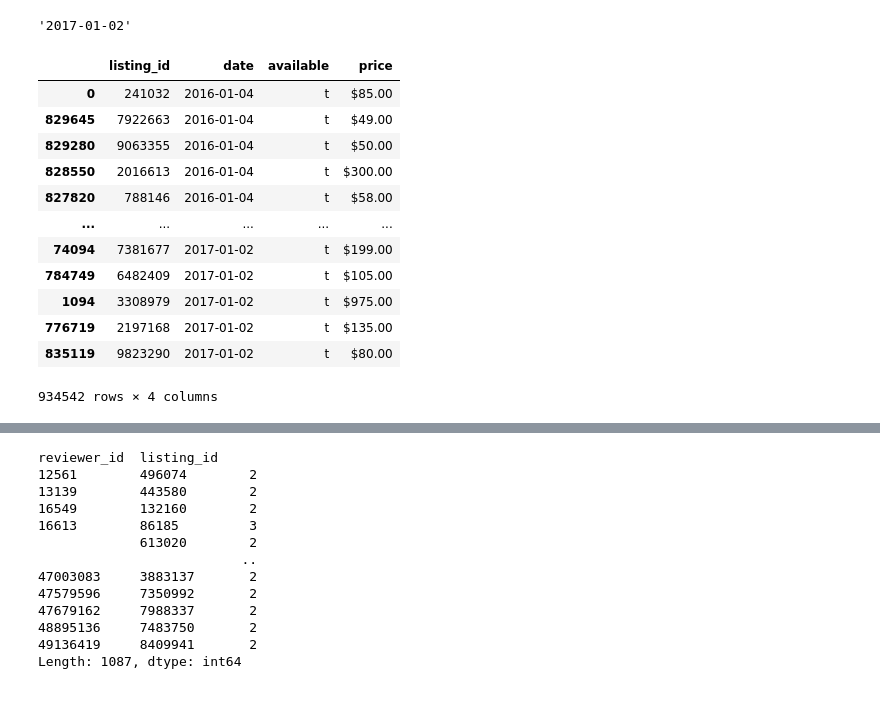
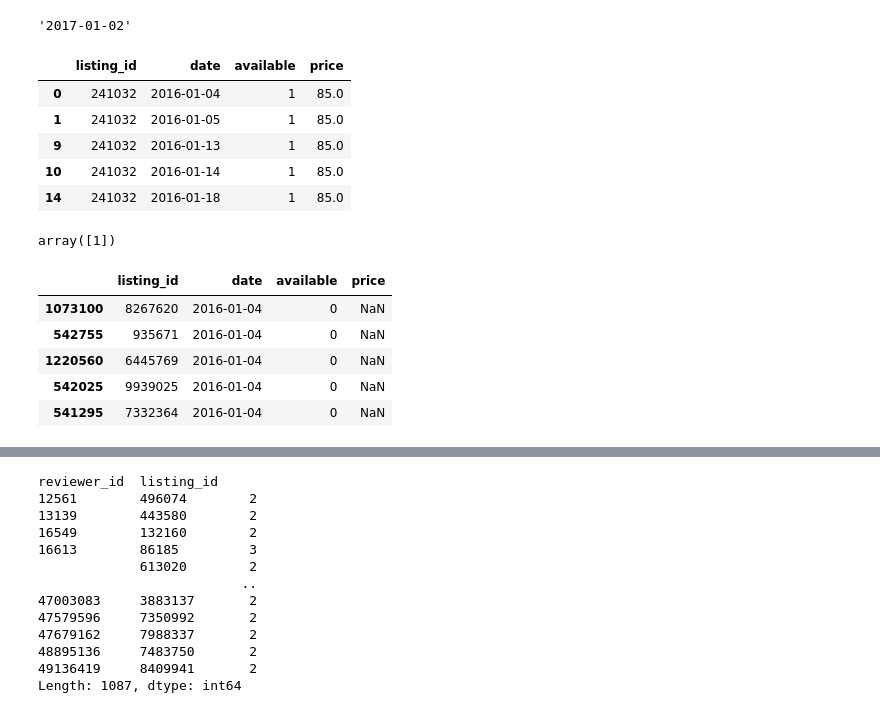
Before and after one commit to boldchan/first_blog, a Jupyter notebook: discover.ipynb, the cells around one changed output, grey strips where cells are left out. Saved outputs shown, nothing was run; the diff lists cells and outputs as text; code cells hidden in the pictures.

```diff
--- a/discover.ipynb
+++ b/discover.ipynb
@@ -68,0 +146,9 @@ seattle_rev.head()
+# %%
+def curr2int(x):
+    return Decimal(sub(r'[^\d.]', '', x))
+
+seattle_cal.loc[seattle_cal['price'].notna(), 'price'] = seattle_cal.loc[seattle_cal['price'].notna(), 'price'].apply(curr2int).astype('float64')
+seattle_lis.loc[seattle_lis['price'].notna(), 'price'] = seattle_lis.loc[seattle_lis['price'].notna(), 'price'].apply(curr2int).astype('float64')
+
+seattle_lis.loc[seattle_lis['cleaning_fee'].notna(), 'cleaning_fee'] = seattle_lis.loc[seattle_lis['cleaning_fee'].notna(), 'cleaning_fee'].apply(curr2int).astype('float64')
+seattle_lis.loc[seattle_lis['extra_people'].notna(), 'extra_people'] = seattle_lis.loc[seattle_lis['extra_people'].notna(), 'extra_people'].apply(curr2int).astype('float64')
@@ -78,0 +304,2 @@ dtype: float64
+# %%
+seattle_cal.available=seattle_cal.available.map({'t':1, 'f':0})
@@ -92,19 +328,27 @@ seattle_cal[seattle_cal.price.isna()].date.min()
 seattle_cal[seattle_cal.price.notna()].date.max()
 # %% [output]
 '2017-01-02'
+# %%
+seattle_cal_with_price = seattle_cal[seattle_cal.price.notna()]
+seattle_cal_with_price.head()
+# %% [output]
+|  | listing_id | date | available | price |
+| 0 | 241032 | 2016-01-04 | 1 | 85.0 |
+| 1 | 241032 | 2016-01-05 | 1 | 85.0 |
+| 9 | 241032 | 2016-01-13 | 1 | 85.0 |
+| 10 | 241032 | 2016-01-14 | 1 | 85.0 |
+| 14 | 241032 | 2016-01-18 | 1 | 85.0 |
+# %%
+seattle_cal_with_price.available.unique()
+# %% [output]
+array([1])
 # %%
-seattle_cal.loc[seattle_cal.price.notna() & (seattle_cal.date>'2016-01-03')].sort_values('date')
+seattle_cal_without_price = seattle_cal.loc[seattle_cal.price.isna()].sort_values('date')
+seattle_cal_without_price.head()
 # %% [output]
 |  | listing_id | date | available | price |
-| 0 | 241032 | 2016-01-04 | t | $85.00 |
-| 829645 | 7922663 | 2016-01-04 | t | $49.00 |
-| 829280 | 9063355 | 2016-01-04 | t | $50.00 |
-| 828550 | 2016613 | 2016-01-04 | t | $300.00 |
-| 827820 | 788146 | 2016-01-04 | t | $58.00 |
-| ... | ... | ... | ... | ... |
-| 74094 | 7381677 | 2017-01-02 | t | $199.00 |
-| 784749 | 6482409 | 2017-01-02 | t | $105.00 |
-| 1094 | 3308979 | 2017-01-02 | t | $975.00 |
-| 776719 | 2197168 | 2017-01-02 | t | $135.00 |
-| 835119 | 9823290 | 2017-01-02 | t | $80.00 |
+| 1073100 | 8267620 | 2016-01-04 | 0 | NaN |
+| 542755 | 935671 | 2016-01-04 | 0 | NaN |
+| 1220560 | 6445769 | 2016-01-04 | 0 | NaN |
+| 542025 | 9939025 | 2016-01-04 | 0 | NaN |
+| 541295 | 7332364 | 2016-01-04 | 0 | NaN |
-934542 rows × 4 columns
```
Also changed, not shown: parts of 71 cells of this notebook.
